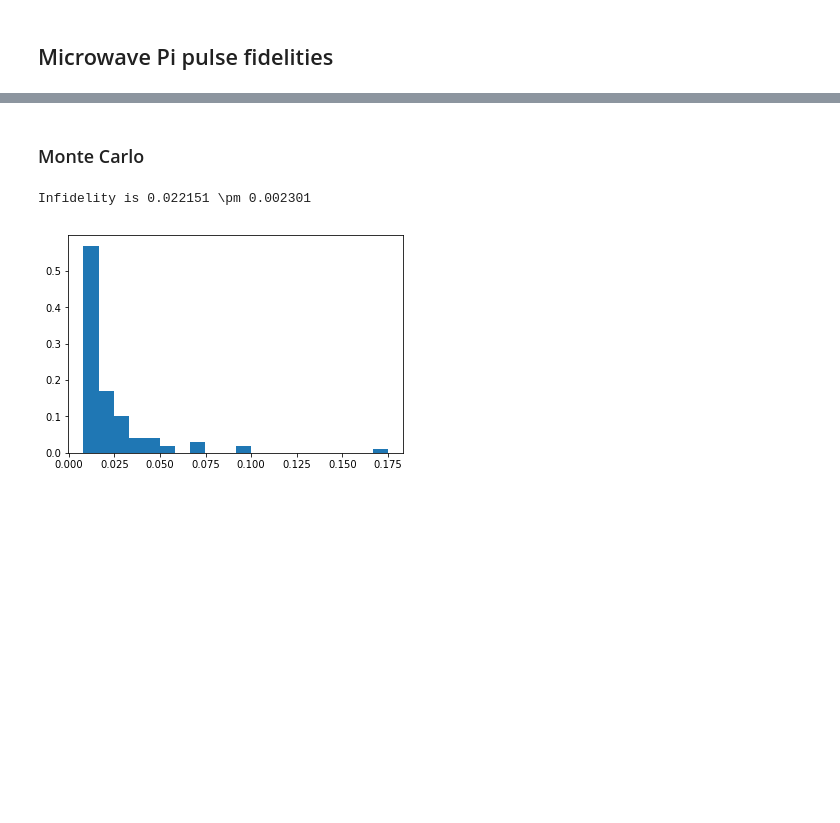
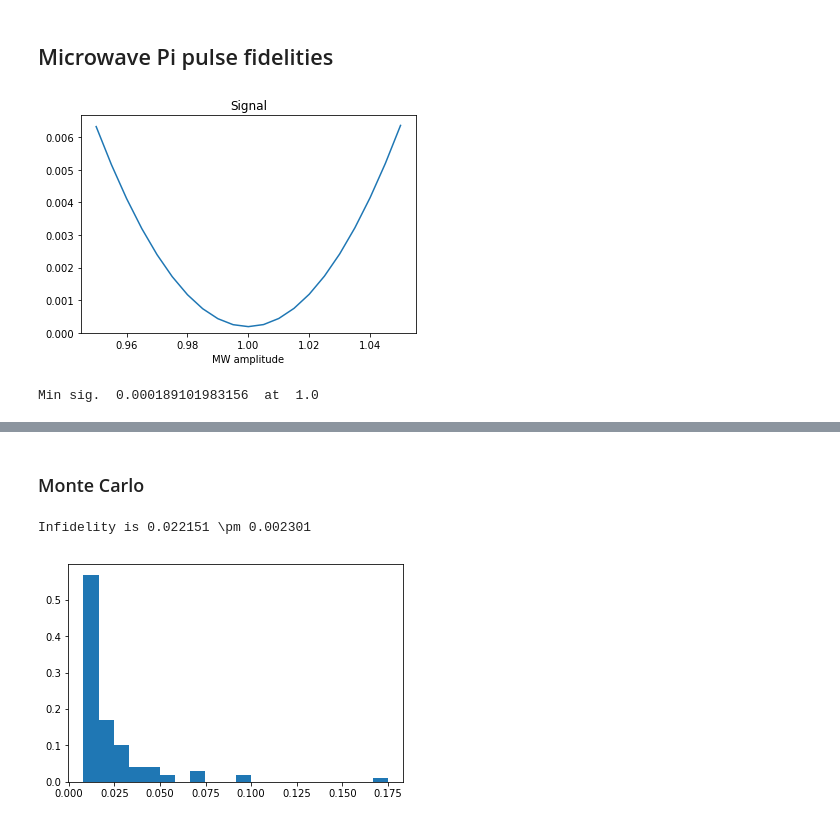
Before and after one commit to zaguros/analysis, a Jupyter notebook: notebooks/Quantum Networks/Simulations/MW_pulse_simulation.ipynb, the cells around one changed output, grey strips where cells are left out. Drawn from its saved outputs; the diff is of its cells as text; code cells hidden in the pictures; blank space fills up the shorter version.

```diff
--- a/notebooks/Quantum Networks/Simulations/MW_pulse_simulation.ipynb
+++ b/notebooks/Quantum Networks/Simulations/MW_pulse_simulation.ipynb
@@ -10,3 +10,10 @@ from analysis.lib.sim import electron_nuclear_sim as nsc; reload(nsc)
 # %% [markdown]
 ## Microwave Pi pulse fidelities
+# %%
+reload(nsc)
+NVsys = nsc.noisy_NV_system(mw_duration=100e-9,carbon_params = [],inc_nitrogen=True,pulse_shape='Hermite')
+fids = nsc.sweep_MW_amp(NVsys,N=1,amp_range=np.arange(0.95,1.05,0.005))
+# %% [output]
+[figure, added]
+Min sig.  0.000189101983156  at  1.0
 # %%
```
Also changed, not shown: parts of 7 cells of this notebook, 1 other file.
